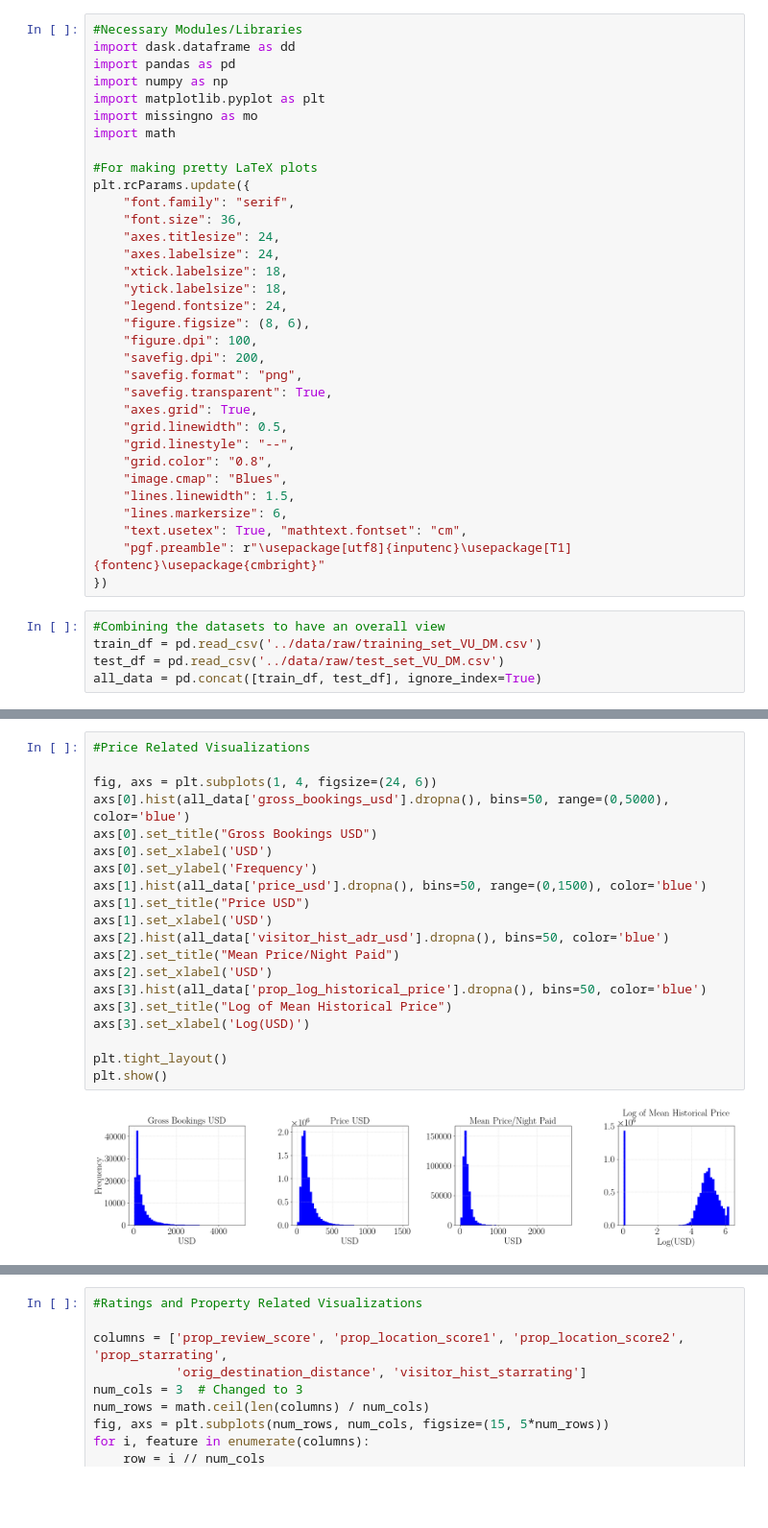
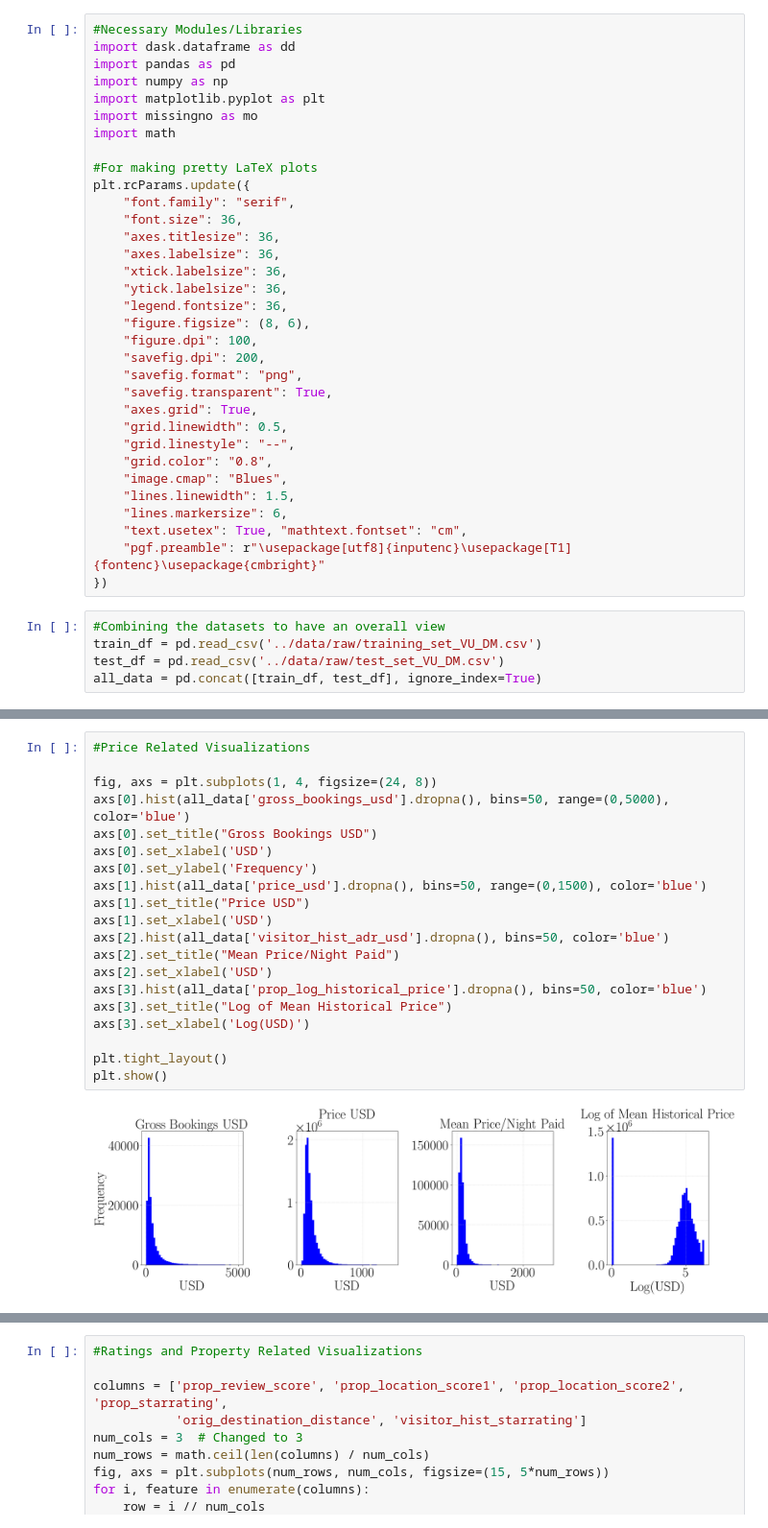
Before and after one commit to nabilasiregar/expedia-kaggle-competition, a Jupyter notebook: notebooks/eda.ipynb, the cells around one changed output, grey strips where cells are left out. Shown at 96% size. Cells and saved outputs as stored; diff of their text form; blank space fills up the shorter version.

Commit message:
changes to plots

```diff
--- a/notebooks/eda.ipynb
+++ b/notebooks/eda.ipynb
@@ -11,11 +11,11 @@ import math
 plt.rcParams.update({
     "font.family": "serif",
     "font.size": 36,
-    "axes.titlesize": 24,
-    "axes.labelsize": 24,
-    "xtick.labelsize": 18,
-    "ytick.labelsize": 18,
-    "legend.fontsize": 24,
+    "axes.titlesize": 36,
+    "axes.labelsize": 36,
+    "xtick.labelsize": 36,
+    "ytick.labelsize": 36,
+    "legend.fontsize": 36,
     "figure.figsize": (8, 6),
     "figure.dpi": 100,
     "savefig.dpi": 200,
@@ -51,25 +51,25 @@ plt.show()
 # %%
 #Price Related Visualizations
 
-fig, axs = plt.subplots(1, 4, figsize=(24, 6))
+fig, axs = plt.subplots(1, 4, figsize=(24, 8))
 axs[0].hist(all_data['gross_bookings_usd'].dropna(), bins=50, range=(0,5000), color='blue')
 axs[0].set_title("Gross Bookings USD")
 axs[0].set_xlabel('USD')
 axs[0].set_ylabel('Frequency')
 axs[1].hist(all_data['price_usd'].dropna(), bins=50, range=(0,1500), color='blue')
 axs[1].set_title("Price USD")
 axs[1].set_xlabel('USD')
 axs[2].hist(all_data['visitor_hist_adr_usd'].dropna(), bins=50, color='blue')
 axs[2].set_title("Mean Price/Night Paid")
 axs[2].set_xlabel('USD')
 axs[3].hist(all_data['prop_log_historical_price'].dropna(), bins=50, color='blue')
 axs[3].set_title("Log of Mean Historical Price")
 axs[3].set_xlabel('Log(USD)')
 
 plt.tight_layout()
 plt.show()
 # %% [output]
-[figure, old version]
+[figure, new version]
 # %%
 plt.figure(figsize=(8,6))
 plt.boxplot(all_data['price_usd'].dropna(), vert=False)
```
Also changed, not shown: parts of 3 cells of this notebook.
